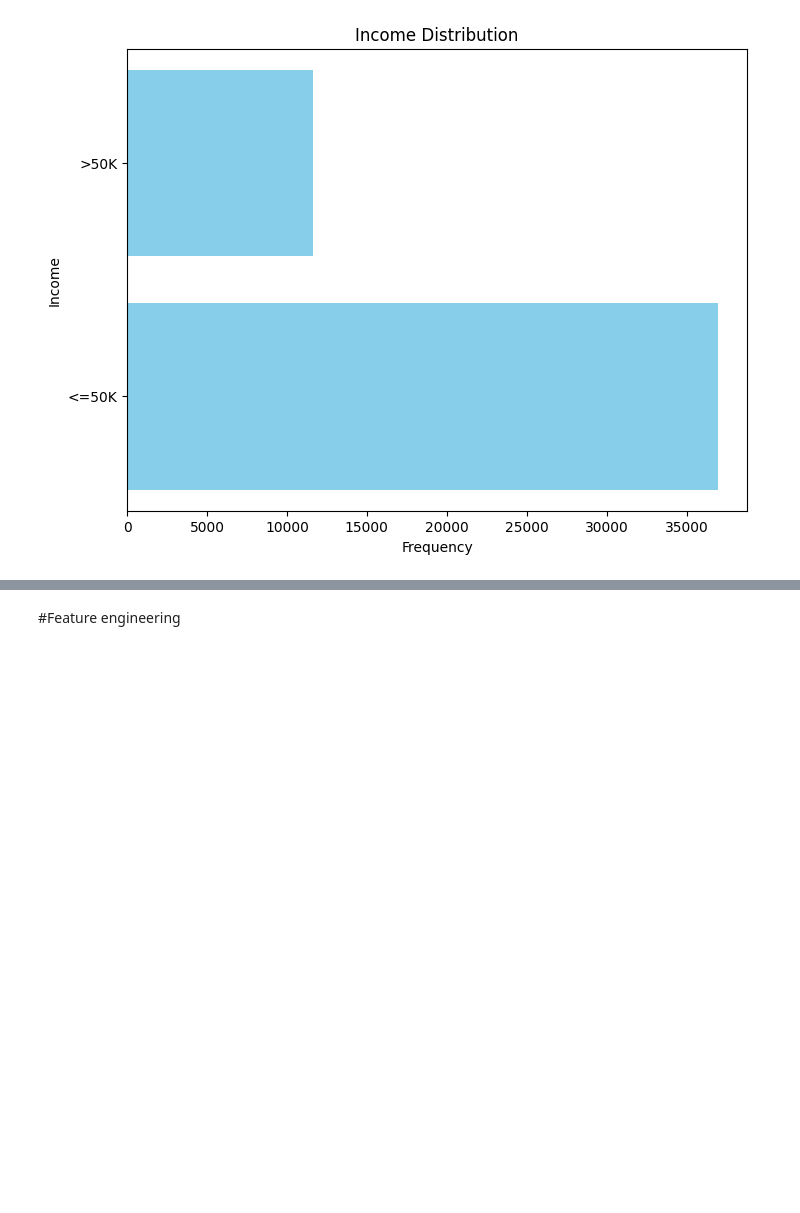
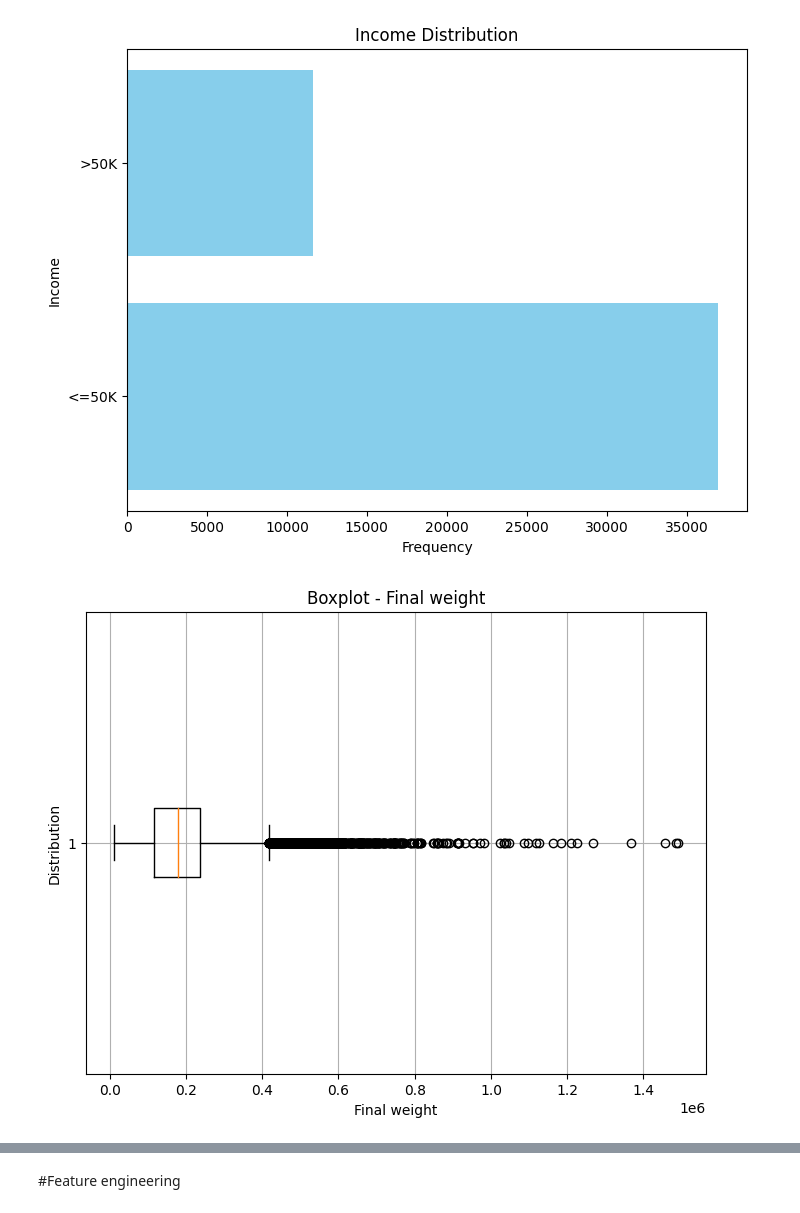
Before and after one commit to MohHaroon/Adult-Census-Income-Classification, a Jupyter notebook: Adult dataset Classification.ipynb, the cells around one changed output, grey strips where cells are left out. Drawn from its saved outputs; the diff is of its cells as text; code cells hidden in the pictures; blank space fills up the shorter version.

```diff
--- a/Adult dataset Classification.ipynb
+++ b/Adult dataset Classification.ipynb
@@ -351,4 +351,15 @@ plt.title('Income Distribution')
 plt.show()
 # %% [output]
 [figure]
+# %%
+# Boxplot for final weight
+plt.figure(figsize=(8, 6))
+plt.boxplot(adult_df['fnlwgt'], vert=False)
+plt.title('Boxplot - Final weight')
+plt.xlabel('Final weight')
+plt.ylabel('Distribution')
+plt.grid(True)
+plt.show()
+# %% [output]
+[figure, added]
 # %%
```
Also changed, not shown: parts of 32 cells of this notebook.
